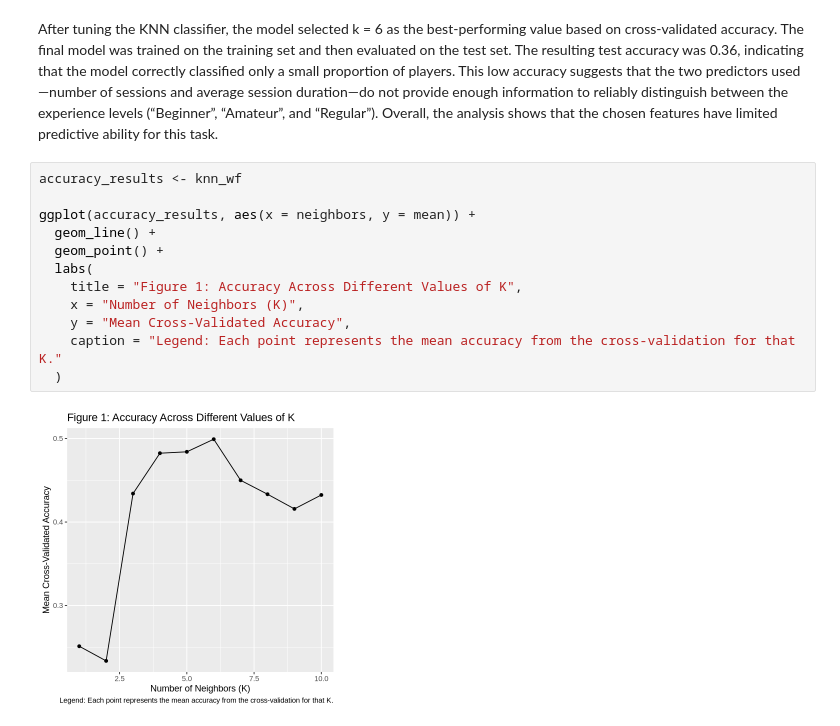
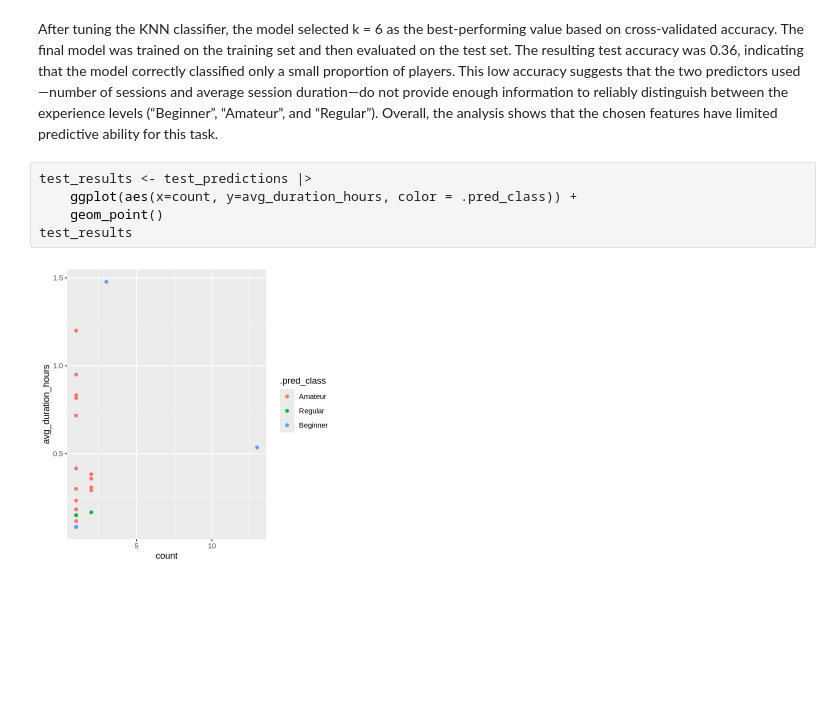
Before and after one commit to E000H/dsci-100-2025-group-008-22-, a Jupyter notebook: individual_project.ipynb, the cells around one changed output. Drawn from its saved outputs; the diff is of its cells as text; blank space fills up the shorter version.

```diff
--- a/individual_project.ipynb
+++ b/individual_project.ipynb
@@ -342,17 +366,10 @@ A tibble: 2 × 3
 | kap | multiclass | -0.04054054 |
 # %% [markdown]
 After tuning the KNN classifier, the model selected k = 6 as the best-performing value based on cross-validated accuracy. The final model was trained on the training set and then evaluated on the test set. The resulting test accuracy was 0.36, indicating that the model correctly classified only a small proportion of players. This low accuracy suggests that the two predictors used—number of sessions and average session duration—do not provide enough information to reliably distinguish between the experience levels (“Beginner”, “Amateur”, and “Regular”). Overall, the analysis shows that the chosen features have limited predictive ability for this task.
-# %%
-accuracy_results <- knn_wf
-
-ggplot(accuracy_results, aes(x = neighbors, y = mean)) +
-  geom_line() +
-  geom_point() +
-  labs(
-    title = "Figure 1: Accuracy Across Different Values of K",
-    x = "Number of Neighbors (K)",
-    y = "Mean Cross-Validated Accuracy",
-    caption = "Legend: Each point represents the mean accuracy from the cross-validation for that K."
-  )
-# %% [output]
-[figure]
+# %%
+test_results <- test_predictions |>
+    ggplot(aes(x=count, y=avg_duration_hours, color = .pred_class)) +
+    geom_point()
+test_results
+# %% [output]
+[figure, added]
```
Also changed, not shown: parts of 9 cells of this notebook.
